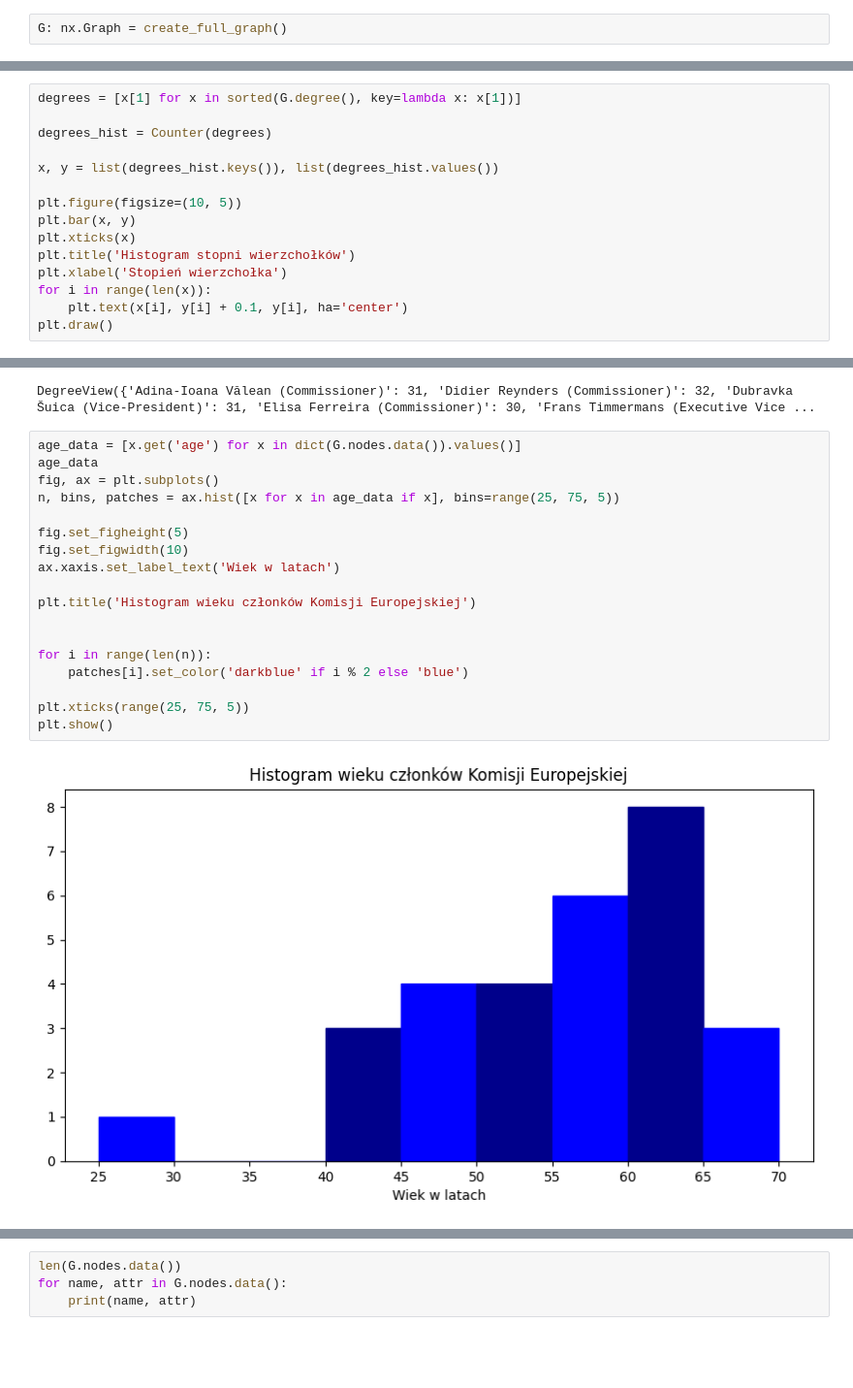
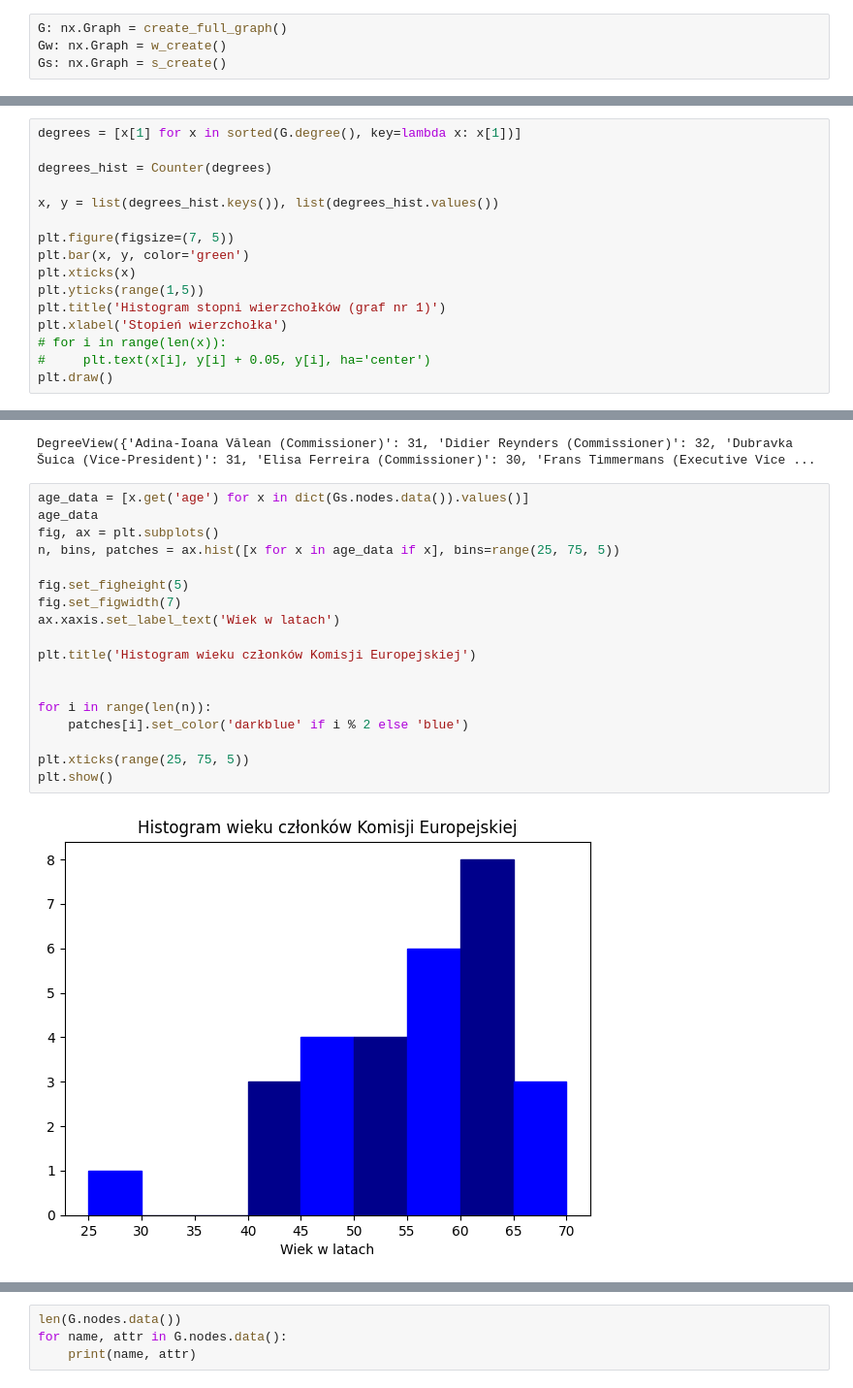
Before and after one commit to maksanm/EU-Commission-Network-Analyzis, a Jupyter notebook: src/graphs/experiments.ipynb, the cells around one changed output, grey strips where cells are left out. Shown at 97% size. Drawn from its saved outputs; the diff is of its cells as text; blank space fills up the shorter version.

```diff
--- a/src/graphs/experiments.ipynb
+++ b/src/graphs/experiments.ipynb
@@ -13,2 +15,4 @@ from graph_builders.basic_graph import create_full_graph
 # %%
 G: nx.Graph = create_full_graph()
+Gw: nx.Graph = w_create()
+Gs: nx.Graph = s_create()
@@ -43,12 +27,13 @@ degrees_hist = Counter(degrees)
 
 x, y = list(degrees_hist.keys()), list(degrees_hist.values())
 
-plt.figure(figsize=(10, 5))
-plt.bar(x, y)
+plt.figure(figsize=(7, 5))
+plt.bar(x, y, color='green')
 plt.xticks(x)
-plt.title('Histogram stopni wierzchołków')
+plt.yticks(range(1,5))
+plt.title('Histogram stopni wierzchołków (graf nr 1)')
 plt.xlabel('Stopień wierzchołka')
-for i in range(len(x)):
-    plt.text(x[i], y[i] + 0.1, y[i], ha='center')
+# for i in range(len(x)):
+#     plt.text(x[i], y[i] + 0.05, y[i], ha='center')
 plt.draw()
 # %% [output]
@@ -132,22 +140,22 @@ G.degree
 # %% [output]
 DegreeView({'Adina-Ioana Vălean (Commissioner)': 31, 'Didier Reynders (Commissioner)': 32, 'Dubravka Šuica (Vice-President)': 31, 'Elisa Ferreira (Commissioner)': 30, 'Frans Timmermans (Executive Vice ...
 # %%
-age_data = [x.get('age') for x in dict(G.nodes.data()).values()]
+age_data = [x.get('age') for x in dict(Gs.nodes.data()).values()]
 age_data
 fig, ax = plt.subplots()
 n, bins, patches = ax.hist([x for x in age_data if x], bins=range(25, 75, 5))
 
 fig.set_figheight(5)
-fig.set_figwidth(10)
+fig.set_figwidth(7)
 ax.xaxis.set_label_text('Wiek w latach')
 
 plt.title('Histogram wieku członków Komisji Europejskiej')
 
 
 for i in range(len(n)):
     patches[i].set_color('darkblue' if i % 2 else 'blue')
 
 plt.xticks(range(25, 75, 5))
 plt.show()
 # %% [output]
-[figure, old version]
+[figure, new version]
```
Also changed, not shown: parts of 38 cells of this notebook.
